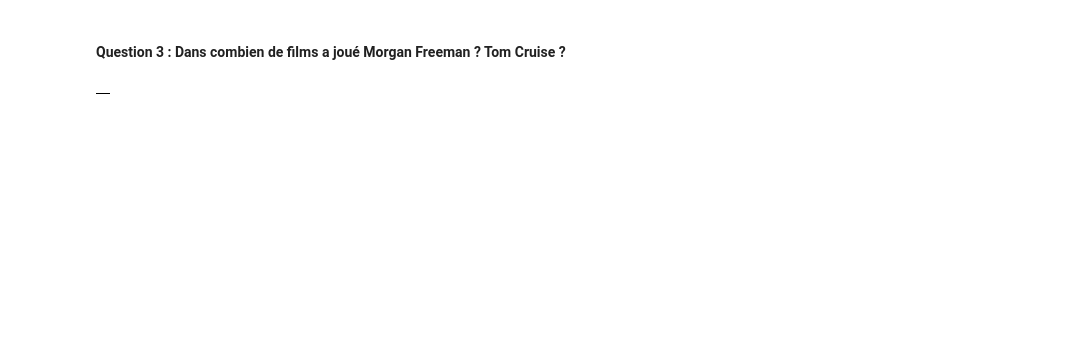
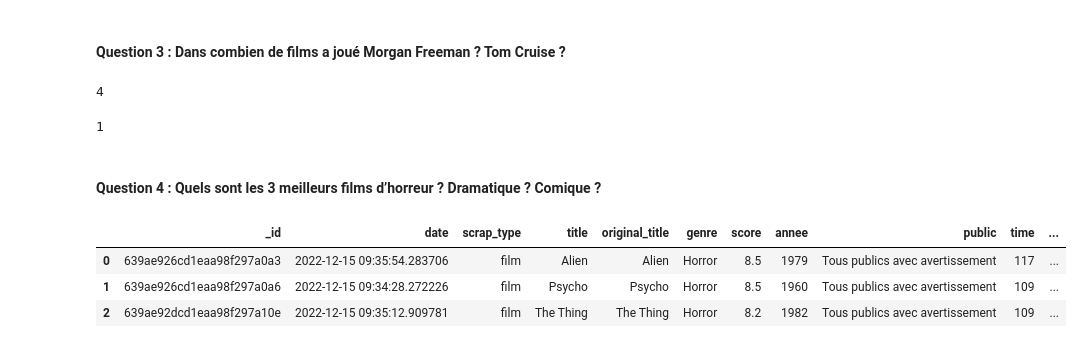
Before and after one commit to Benalieur/imdbFilms, a Jupyter notebook: MongoDbFilm/MongoDbFilm/spiders/pymongo_requetes.ipynb, the cells around one changed output. Cells and saved outputs as stored; diff of their text form; code cells hidden in the pictures; blank space fills up the shorter version.

```diff
--- a/MongoDbFilm/MongoDbFilm/spiders/pymongo_requetes.ipynb
+++ b/MongoDbFilm/MongoDbFilm/spiders/pymongo_requetes.ipynb
@@ -86,10 +107,30 @@ df_note
 # %% [markdown]
 #### Question 3 : Dans combien de films a joué Morgan Freeman ? Tom Cruise ?
-# %%
-note_film = list(collection.find({"$and": [{"scrap_type": "film"}, {"acteur": 2008}]}))
-
-df_note = pd.DataFrame([doc.to_dict() for doc in note_film])
-
-df_note
-# %% [output]
-|  |
+# %%
+count = collection.count_documents({"scrap_type":"film","acteur" : {"$regex" : "Morgan Freeman"}})
+
+count
+# %% [output]
+4
+# %%
+count = collection.count_documents({"scrap_type":"film","acteur" : {"$regex" : "Tom Cruise"}})
+
+count
+# %% [output]
+1
+# %% [markdown]
+#### Question 4 : Quels sont les 3 meilleurs films d’horreur ? Dramatique ? Comique ?
+# %%
+list_horror = []
+
+for i in collection.find({"scrap_type":"film","genre" : "Horror"}).sort("score", -1).limit(3):
+    list_horror.append(i)
+
+df_horror = pd.DataFrame(list_horror)
+
+df_horror
+# %% [output]
+|  | _id | date | scrap_type | title | original_title | genre | score | annee | public | time | ... |
+| 0 | 639ae926cd1eaa98f297a0a3 | 2022-12-15 09:35:54.283706 | film | Alien | Alien | Horror | 8.5 | 1979 | Tous publics avec avertissement | 117 | ... |
+| 1 | 639ae926cd1eaa98f297a0a6 | 2022-12-15 09:34:28.272226 | film | Psycho | Psycho | Horror | 8.5 | 1960 | Tous publics avec avertissement | 109 | ... |
+| 2 | 639ae92dcd1eaa98f297a10e | 2022-12-15 09:35:12.909781 | film | The Thing | The Thing | Horror | 8.2 | 1982 | Tous publics avec avertissement | 109 | ... |
```
Also changed, not shown: parts of 18 cells of this notebook, 4 other files.
